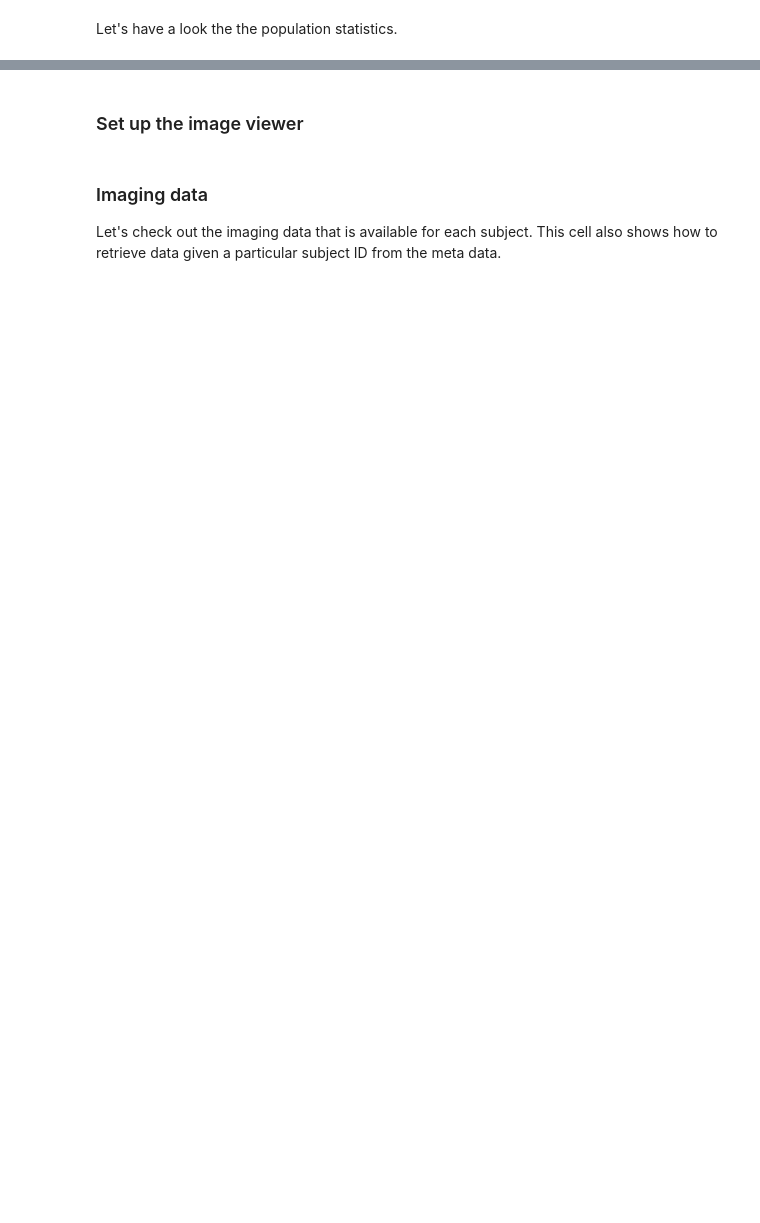
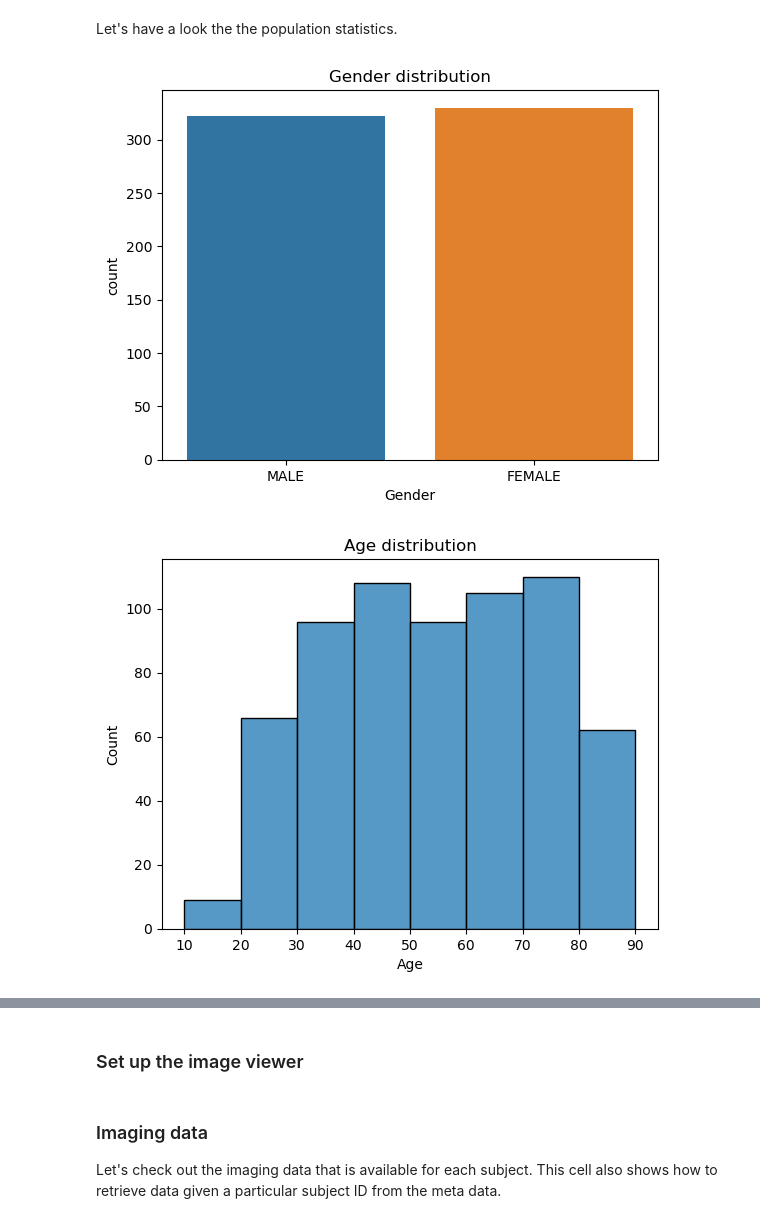
Before and after one commit to burakai/Age-Regression-from-Brain-MRI-Images, a Jupyter notebook: MIC-Term-Project.ipynb, the cells around one changed output, grey strips where cells are left out. Drawn from its saved outputs; the diff is of its cells as text; code cells hidden in the pictures; blank space fills up the shorter version.

```diff
--- a/MIC-Term-Project.ipynb
+++ b/MIC-Term-Project.ipynb
@@ -22,7 +22,7 @@ The following cells provide some helper functions to load the data, and provide
 # Read the meta data using pandas
 import pandas as pd
 
-data_dir = '<path_to_project_data>'
+data_dir = '/home/burakk/Projects/itu-mic/data/'
 
 meta_data = pd.read_csv(data_dir + 'meta/clean_participant_data.csv')
 meta_data.head() # show the first five data entries
@@ -31,21 +38,24 @@ Let's have a look the the population statistics.
 # %%
 %matplotlib inline
 
 import matplotlib.pyplot as plt
 import seaborn as sns
 
-sns.factorplot(x="gender_text", data=meta_data, kind="count")
+sns.countplot(x="gender_text", data=meta_data) # sns.countplot is replaced by sns.histplot since version 0.11.0
 plt.title('Gender distribution')
 plt.xlabel('Gender')
 plt.show()
 
-sns.distplot(meta_data['age'], bins=[10,20,30,40,50,60,70,80,90])
+sns.histplot(meta_data['age'], bins=[10,20,30,40,50,60,70,80,90]) # sns.distplot is replaced by sns.histplot since version 0.11.0
 plt.title('Age distribution')
 plt.xlabel('Age')
 plt.show()
 
 plt.scatter(range(len(meta_data['age'])),meta_data['age'], marker='.')
 plt.grid()
 plt.xlabel('Subject')
 plt.ylabel('Age')
 plt.show()
+# %% [output]
+[figure, added]
+[figure, added]
```
Also changed, not shown: parts of 6 cells of this notebook.
